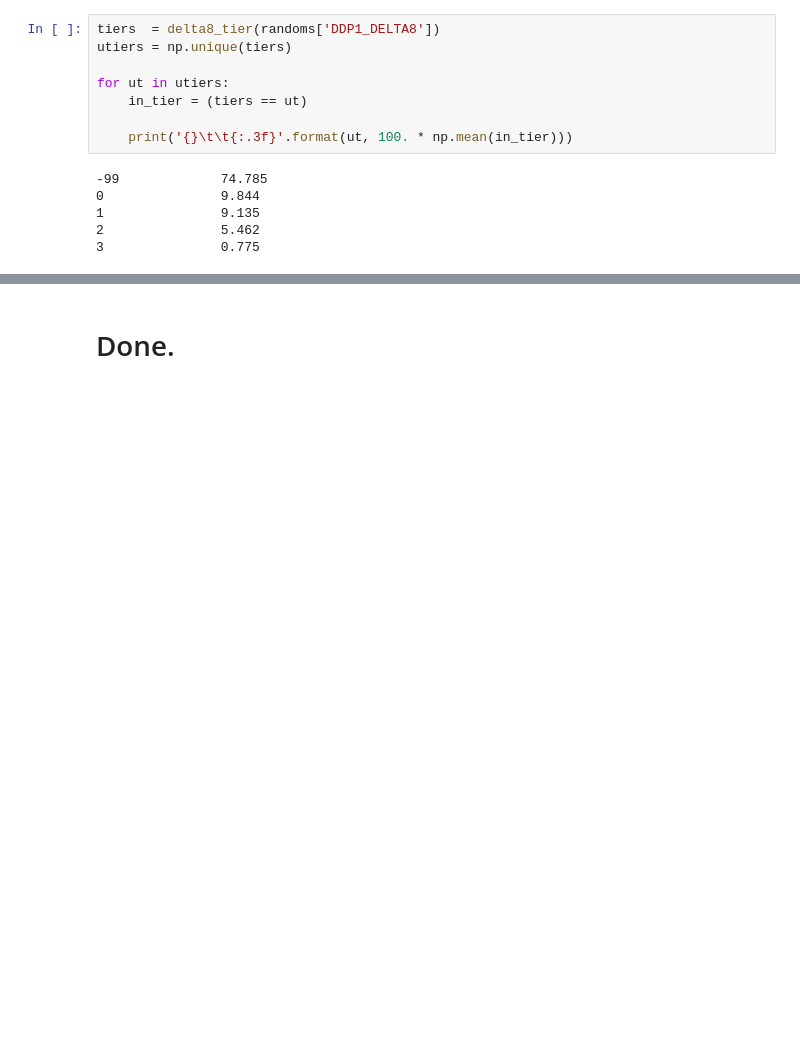
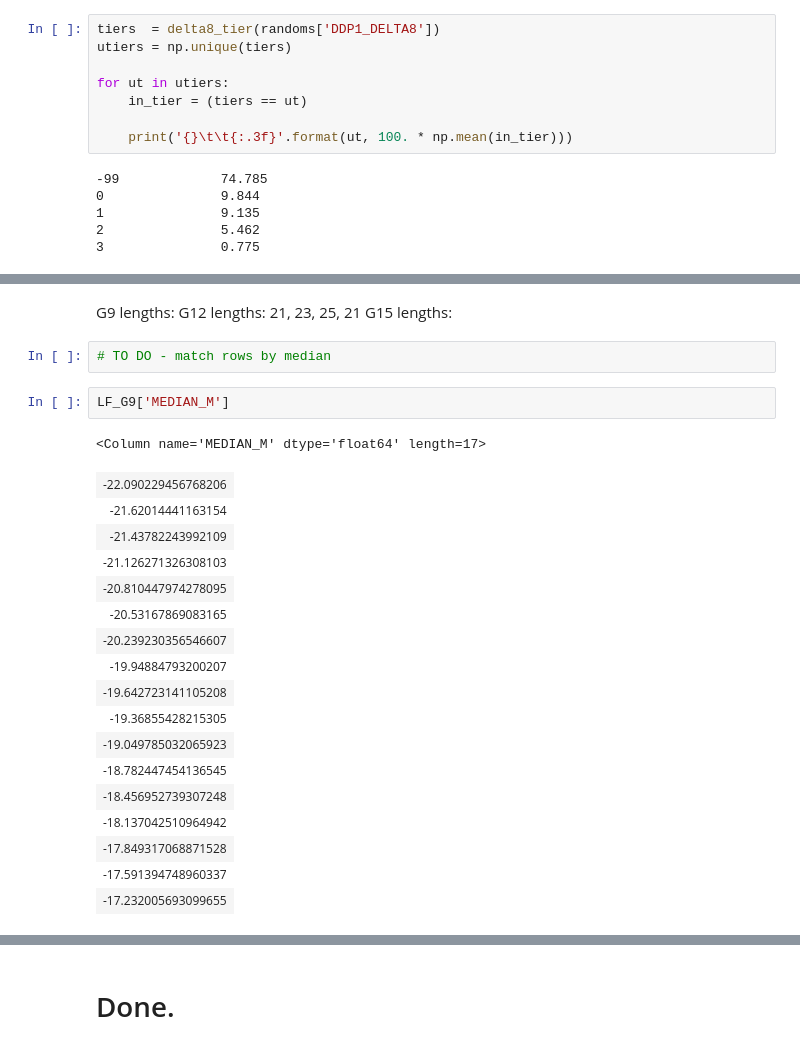
Before and after one commit to SgmAstro/DESI, a Jupyter notebook: docs/nb/d8LF_qa.ipynb, the cells around one changed output, grey strips where cells are left out. Saved outputs shown, nothing was run; the diff lists cells and outputs as text; blank space fills up the shorter version.

```diff
--- a/docs/nb/d8LF_qa.ipynb
+++ b/docs/nb/d8LF_qa.ipynb
@@ -149,0 +186,27 @@ pl.legend(frameon=False, loc=3, ncol=2)
+# %% [markdown]
+G9 lengths:
+G12 lengths: 21, 23, 25, 21
+G15 lengths:
+# %%
+# TO DO - match rows by median
+# %%
+LF_G9['MEDIAN_M']
+# %% [output]
+<Column name='MEDIAN_M' dtype='float64' length=17>
+| -22.090229456768206 |
+| -21.62014441163154 |
+| -21.43782243992109 |
+| -21.126271326308103 |
+| -20.810447974278095 |
+| -20.53167869083165 |
+| -20.239230356546607 |
+| -19.94884793200207 |
+| -19.642723141105208 |
+| -19.36855428215305 |
+| -19.049785032065923 |
+| -18.782447454136545 |
+| -18.456952739307248 |
+| -18.137042510964942 |
+| -17.849317068871528 |
+| -17.591394748960337 |
+| -17.232005693099655 |
```
Also changed, not shown: parts of 20 cells of this notebook.
